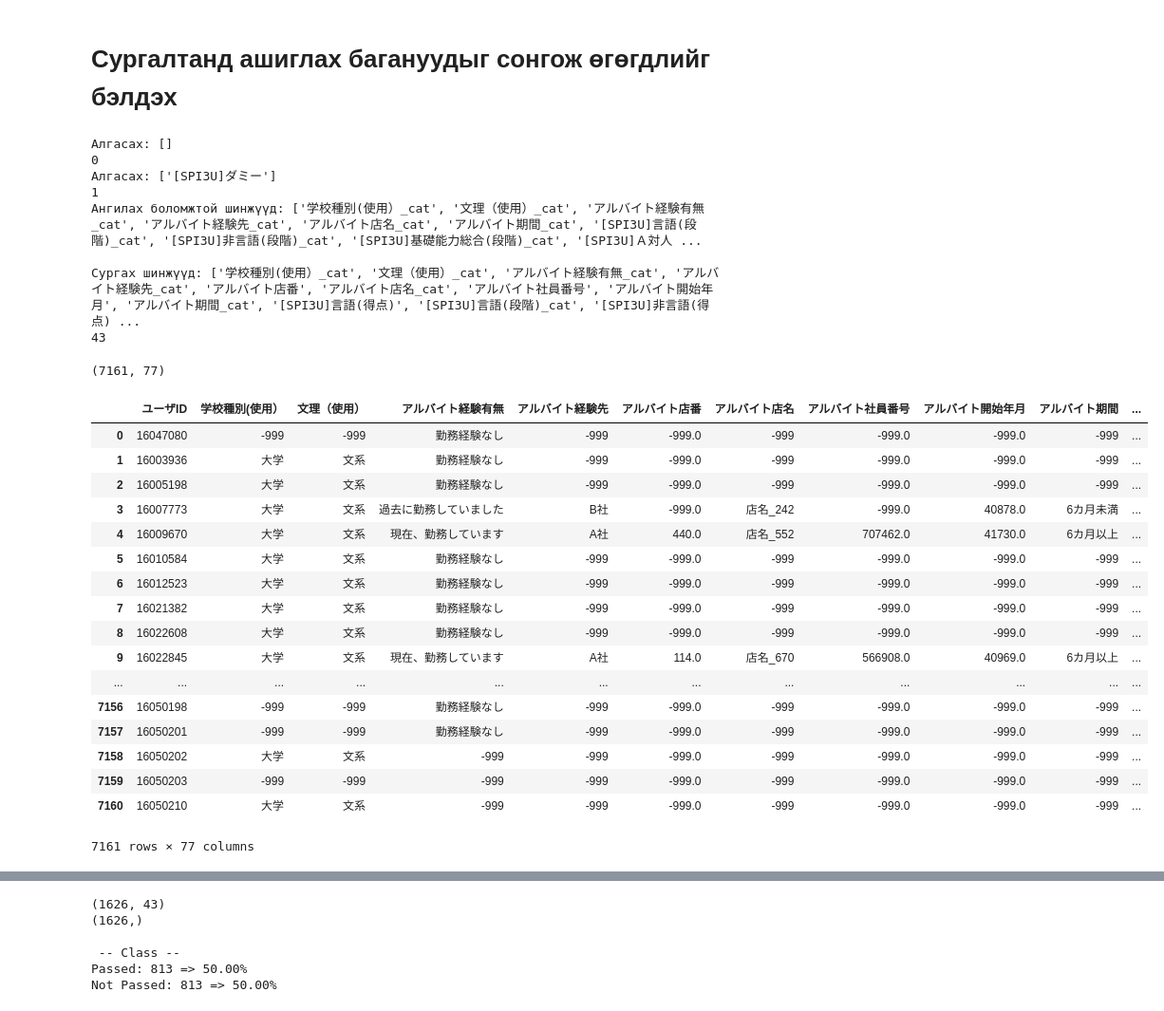
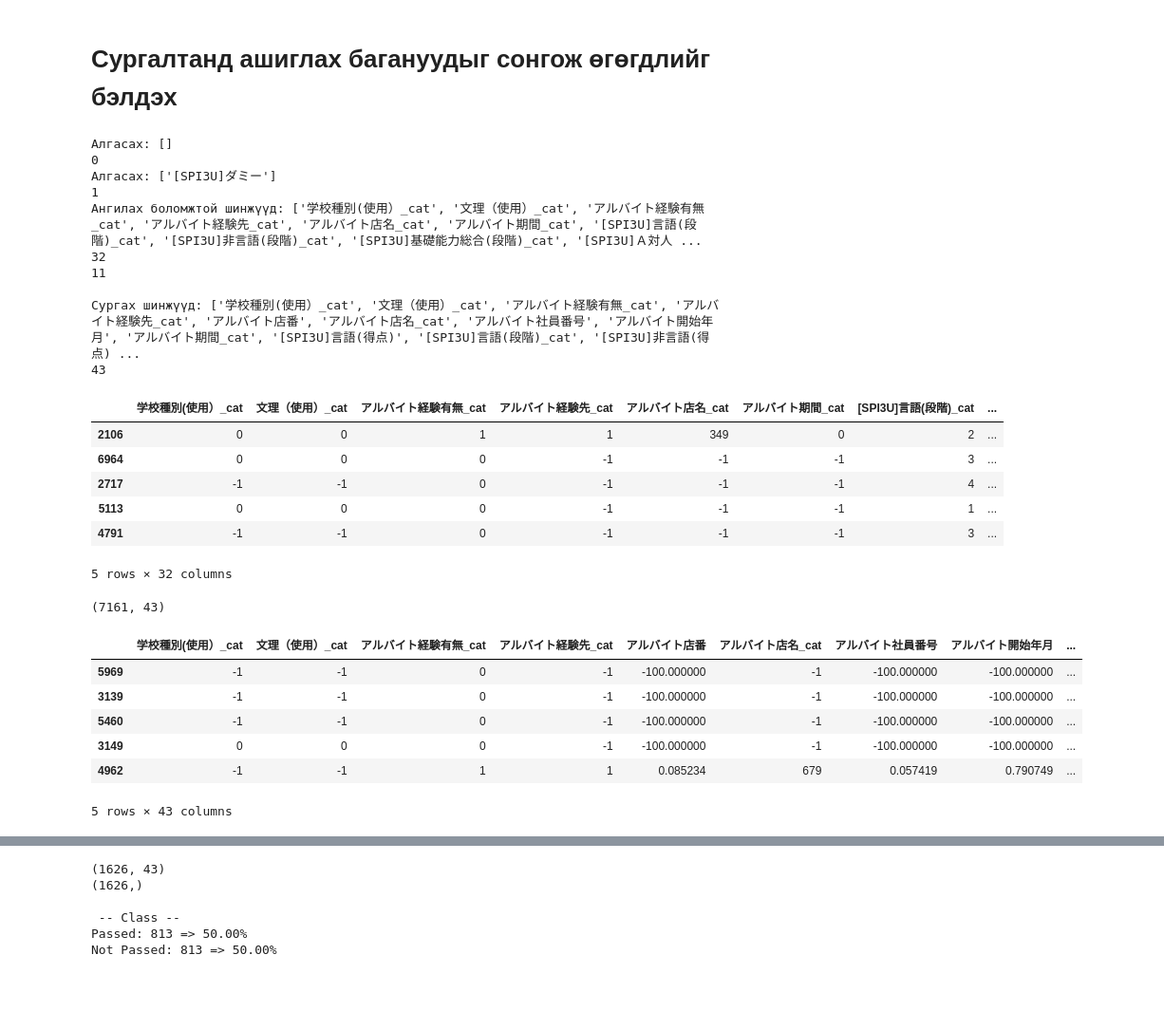
Before and after one commit to Dorjnamjil/catboost-classifier, a Jupyter notebook: code/catboost-classifier.ipynb, the cells around one changed output, grey strips where cells are left out. Shown at 95% size. Saved outputs shown, nothing was run; the diff lists cells and outputs as text; code cells hidden in the pictures; blank space fills up the shorter version.

```diff
--- a/code/catboost-classifier.ipynb
+++ b/code/catboost-classifier.ipynb
@@ -72,3 +77,9 @@ def find_categorical(df, train_features, cat_unique_thresh=50, include=[], exclu
+# %%
+# Нормчлох
+def normalize(df, num_features):
+    for nf in num_features:
+        df[nf] = (df[nf]-df[nf].min())/(df[nf].max()-df[nf].min())
+    return df
 # %% [markdown]
 # Өгөгдөл унших
 # %%
@@ -117,42 +128,51 @@ cat_feature_exclude = [
     '[SPI3U]新卒R社員性格基準']
 df2017, _, _ = find_categorical(df2017, train_features, include=cat_feature_include, exclude=cat_feature_exclude, verbose=False)
 df2016, train_features, cat_feature_inds = find_categorical(df2016, train_features, include=cat_feature_include, exclude=cat_feature_exclude)
+cat_features = [train_features[i] for i in cat_feature_inds]
+print(len(cat_feature_inds))
+num_features = find_numerical(df2016, train_features, cat_feature_inds)
+print(len(num_features))
 
 print('\nСургах шинжүүд: %s' % train_features)
 print(len(train_features))
+df2016 = normalize(df2016, num_features)
+df2017 = normalize(df2017, num_features)
 # %% [output]
 Алгасах: []
 0
 Алгасах: ['[SPI3U]ダミー']
 1
 Ангилах боломжтой шинжүүд: ['学校種別(使用）_cat', '文理（使用）_cat', 'アルバイト経験有無_cat', 'アルバイト経験先_cat', 'アルバイト店名_cat', 'アルバイト期間_cat', '[SPI3U]言語(段階)_cat', '[SPI3U]非言語(段階)_cat', '[SPI3U]基礎能力総合(段階)_cat', '[SPI3U]Ａ対人 ...
+32
+11
 
 Сургах шинжүүд: ['学校種別(使用）_cat', '文理（使用）_cat', 'アルバイト経験有無_cat', 'アルバイト経験先_cat', 'アルバイト店番', 'アルバイト店名_cat', 'アルバイト社員番号', 'アルバイト開始年月', 'アルバイト期間_cat', '[SPI3U]言語(得点)', '[SPI3U]言語(段階)_cat', '[SPI3U]非言語(得点) ...
 43
-# %%
-df2016 = fill_nan(df2016)
-df2017 = fill_nan(df2017)
+# %%
+df2016[cat_features].sample(5)
+# %% [output]
+|  | 学校種別(使用）_cat | 文理（使用）_cat | アルバイト経験有無_cat | アルバイト経験先_cat | アルバイト店名_cat | アルバイト期間_cat | [SPI3U]言語(段階)_cat | ... |
+| 2106 | 0 | 0 | 1 | 1 | 349 | 0 | 2 | ... |
+| 6964 | 0 | 0 | 0 | -1 | -1 | -1 | 3 | ... |
+| 2717 | -1 | -1 | 0 | -1 | -1 | -1 | 4 | ... |
+| 5113 | 0 | 0 | 0 | -1 | -1 | -1 | 1 | ... |
+| 4791 | -1 | -1 | 0 | -1 | -1 | -1 | 3 | ... |
+5 rows × 32 columns
+# %%
+# df2016[num_features] = fill_nan(df2016[num_features], fill_value=-999)
+# df2017[num_features] = fill_nan(df2017[num_features], fill_value=-999)
+df2016 = fill_nan(df2016, fill_value=-100)
+df2017 = fill_nan(df2017, fill_value=-100)
 # %%
-print(df2016.shape)
-df2016
+print(df2016[train_features].shape)
+df2016[train_features].sample(5)
 # %% [output]
-(7161, 77)
+(7161, 43)
-|  | ユーザID | 学校種別(使用） | 文理（使用） | アルバイト経験有無 | アルバイト経験先 | アルバイト店番 | アルバイト店名 | アルバイト社員番号 | アルバイト開始年月 | アルバイト期間 | ... |
-| 0 | 16047080 | -999 | -999 | 勤務経験なし | -999 | -999.0 | -999 | -999.0 | -999.0 | -999 | ... |
-| 1 | 16003936 | 大学 | 文系 | 勤務経験なし | -999 | -999.0 | -999 | -999.0 | -999.0 | -999 | ... |
-| 2 | 16005198 | 大学 | 文系 | 勤務経験なし | -999 | -999.0 | -999 | -999.0 | -999.0 | -999 | ... |
-| 3 | 16007773 | 大学 | 文系 | 過去に勤務していました | B社 | -999.0 | 店名_242 | -999.0 | 40878.0 | 6カ月未満 | ... |
-| 4 | 16009670 | 大学 | 文系 | 現在、勤務しています | A社 | 440.0 | 店名_552 | 707462.0 | 41730.0 | 6カ月以上 | ... |
-| 5 | 16010584 | 大学 | 文系 | 勤務経験なし | -999 | -999.0 | -999 | -999.0 | -999.0 | -999 | ... |
-| 6 | 16012523 | 大学 | 文系 | 勤務経験なし | -999 | -999.0 | -999 | -999.0 | -999.0 | -999 | ... |
-| 7 | 16021382 | 大学 | 文系 | 勤務経験なし | -999 | -999.0 | -999 | -999.0 | -999.0 | -999 | ... |
-| 8 | 16022608 | 大学 | 文系 | 勤務経験なし | -999 | -999.0 | -999 | -999.0 | -999.0 | -999 | ... |
-| 9 | 16022845 | 大学 | 文系 | 現在、勤務しています | A社 | 114.0 | 店名_670 | 566908.0 | 40969.0 | 6カ月以上 | ... |
-| ... | ... | ... | ... | ... | ... | ... | ... | ... | ... | ... | ... |
-| 7156 | 16050198 | -999 | -999 | 勤務経験なし | -999 | -999.0 | -999 | -999.0 | -999.0 | -999 | ... |
-| 7157 | 16050201 | -999 | -999 | 勤務経験なし | -999 | -999.0 | -999 | -999.0 | -999.0 | -999 | ... |
-| 7158 | 16050202 | 大学 | 文系 | -999 | -999 | -999.0 | -999 | -999.0 | -999.0 | -999 | ... |
-| 7159 | 16050203 | -999 | -999 | -999 | -999 | -999.0 | -999 | -999.0 | -999.0 | -999 | ... |
-| 7160 | 16050210 | 大学 | 文系 | -999 | -999 | -999.0 | -999 | -999.0 | -999.0 | -999 | ... |
+|  | 学校種別(使用）_cat | 文理（使用）_cat | アルバイト経験有無_cat | アルバイト経験先_cat | アルバイト店番 | アルバイト店名_cat | アルバイト社員番号 | アルバイト開始年月 | ... |
+| 5969 | -1 | -1 | 0 | -1 | -100.000000 | -1 | -100.000000 | -100.000000 | ... |
+| 3139 | -1 | -1 | 0 | -1 | -100.000000 | -1 | -100.000000 | -100.000000 | ... |
+| 5460 | -1 | -1 | 0 | -1 | -100.000000 | -1 | -100.000000 | -100.000000 | ... |
+| 3149 | 0 | 0 | 0 | -1 | -100.000000 | -1 | -100.000000 | -100.000000 | ... |
+| 4962 | -1 | -1 | 1 | 1 | 0.085234 | 679 | 0.057419 | 0.790749 | ... |
-7161 rows × 77 columns
+5 rows × 43 columns
 # %%
```
Also changed, not shown: parts of 5 cells of this notebook.
